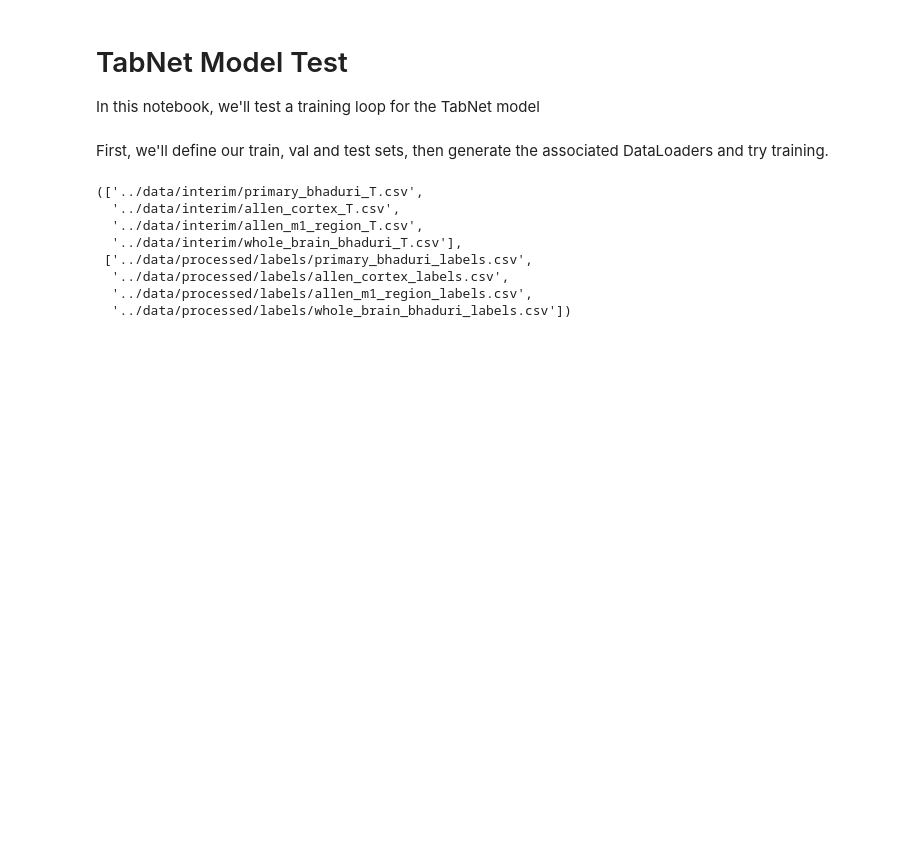
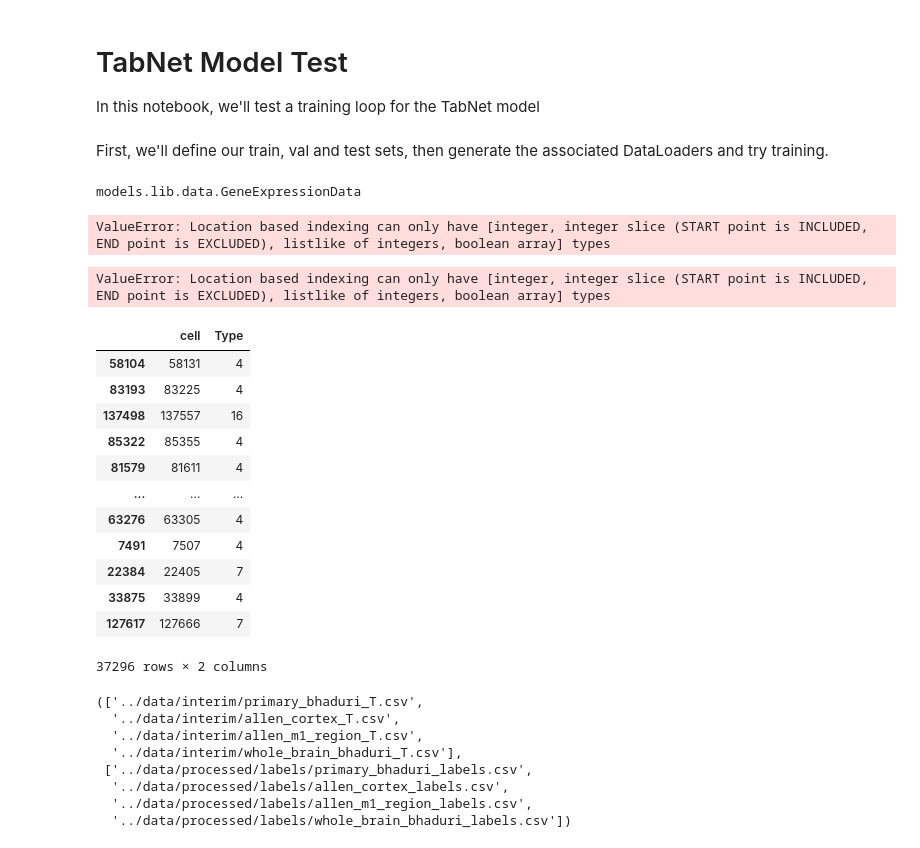
Before and after one commit to jlehrer1/comparative-organoids, a Jupyter notebook: notebooks/tabnet_test.ipynb, the cells around one changed output. Cells and saved outputs as stored; diff of their text form; code cells hidden in the pictures; blank space fills up the shorter version.

```diff
--- a/notebooks/tabnet_test.ipynb
+++ b/notebooks/tabnet_test.ipynb
@@ -34,4 +34,30 @@ train, val, test = generate_single_dataset(
 )
 
 refgenes = gene_intersection()
-currgenes = train.dataset.columns
+type(train)
+# %% [output]
+models.lib.data.GeneExpressionData
+# %%
+train._labeldf.iloc[0, 'Type']
+# %% [output]
+ValueError: Location based indexing can only have [integer, integer slice (START point is INCLUDED, END point is EXCLUDED), listlike of integers, boolean array] types
+# %%
+train[0]
+# %% [output]
+ValueError: Location based indexing can only have [integer, integer slice (START point is INCLUDED, END point is EXCLUDED), listlike of integers, boolean array] types
+# %%
+val._labeldf
+# %% [output]
+|  | cell | Type |
+| 58104 | 58131 | 4 |
+| 83193 | 83225 | 4 |
+| 137498 | 137557 | 16 |
+| 85322 | 85355 | 4 |
+| 81579 | 81611 | 4 |
+| ... | ... | ... |
+| 63276 | 63305 | 4 |
+| 7491 | 7507 | 4 |
+| 22384 | 22405 | 7 |
+| 33875 | 33899 | 4 |
+| 127617 | 127666 | 7 |
+37296 rows × 2 columns
```
Also changed, not shown: parts of 11 cells of this notebook, 2 other files.
